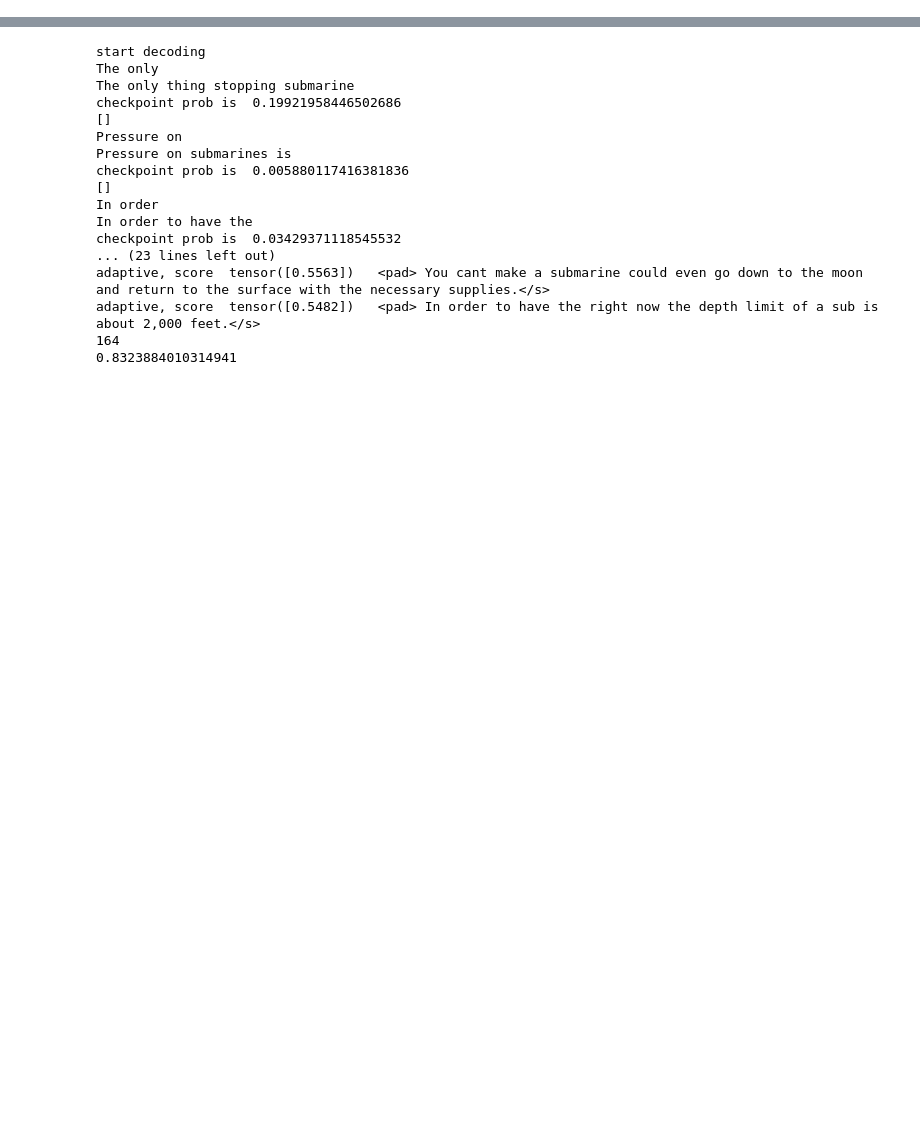
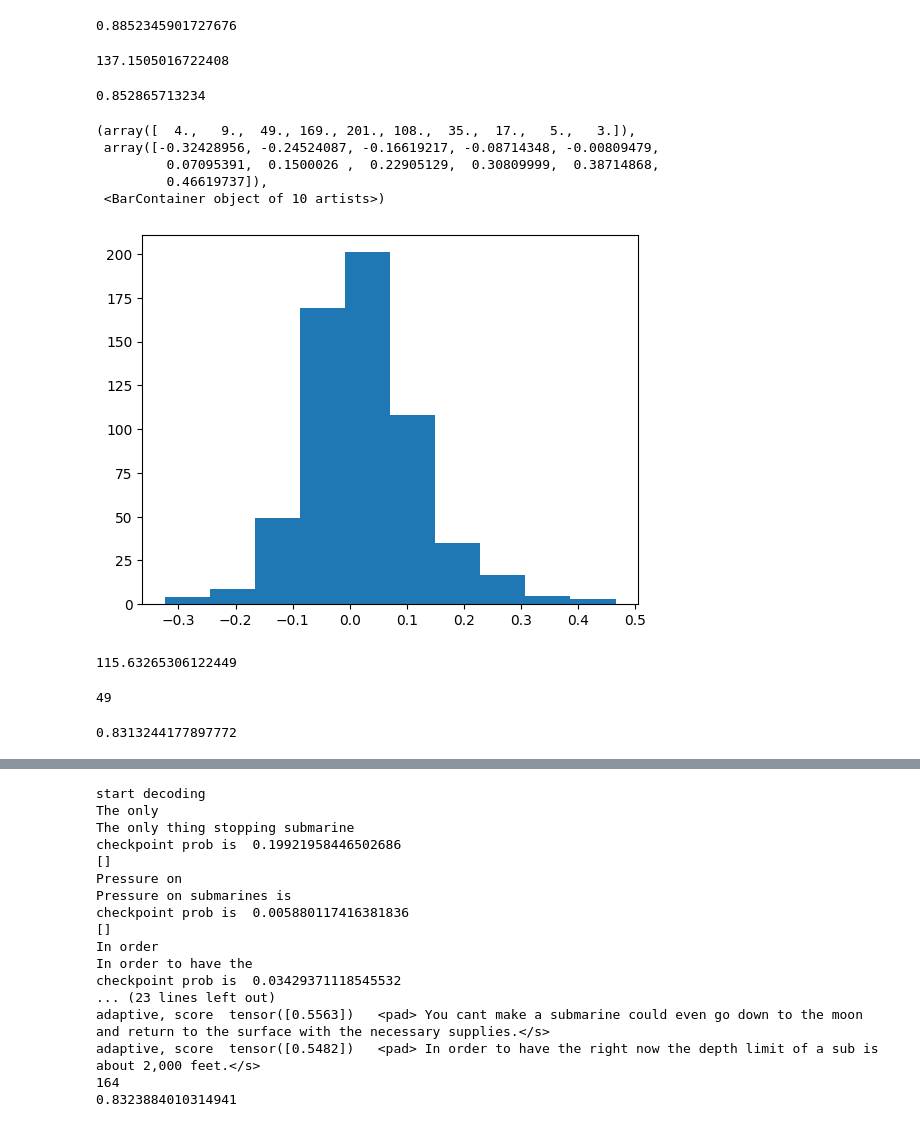
Before and after one commit to PrasannS/tfr-decoding, a Jupyter notebook: explore_pfsamp.ipynb, the cells around one changed output, grey strips where cells are left out. Saved outputs shown, nothing was run; the diff lists cells and outputs as text; code cells hidden in the pictures; blank space fills up the shorter version.

```diff
--- a/explore_pfsamp.ipynb
+++ b/explore_pfsamp.ipynb
@@ -11,0 +30,6 @@ import matplotlib.pyplot as plt
+# %%
+ehnew[ehnew.sampnum==1].scos.mean()
+# %% [output]
+0.8852345901727676
+# %%
+eh1 = pd.read_csv("/home/prasann/Projects/tfr-decoding/output/hparam_explore4/enhsamp5_20_30v2.csv", index_col=False)
@@ -11,0 +38,25 @@ import matplotlib.pyplot as plt
+# %%
+ehp7.budgets.mean()
+# %% [output]
+137.1505016722408
+# %%
+b4.iloc[:100].scos.mean()
+# %% [output]
+0.852865713234
+# %%
+plt.hist(list(b4.scos-eh1.scos))
+# %% [output]
+(array([  4.,   9.,  49., 169., 201., 108.,  35.,  17.,   5.,   3.]),
+ array([-0.32428956, -0.24524087, -0.16619217, -0.08714348, -0.00809479,
+         0.07095391,  0.1500026 ,  0.22905129,  0.30809999,  0.38714868,
+         0.46619737]),
+ <BarContainer object of 10 artists>)
+[figure, added]
+# %%
+eh1.iloc[:49].budgets.mean()
+# %% [output]
+115.63265306122449
+# %%
+len(ehp7)
+# %% [output]
+49
@@ -11,0 +67,4 @@ import matplotlib.pyplot as plt
+# %%
+eh1['scos'].mean()
+# %% [output]
+0.8313244177897772
```
Also changed, not shown: parts of 36 cells of this notebook, 9 other files.
